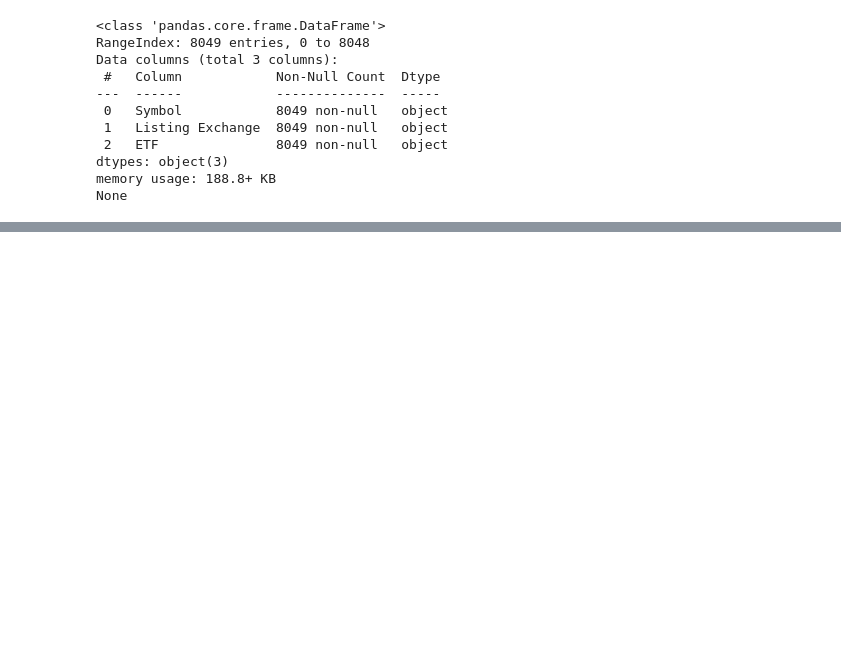
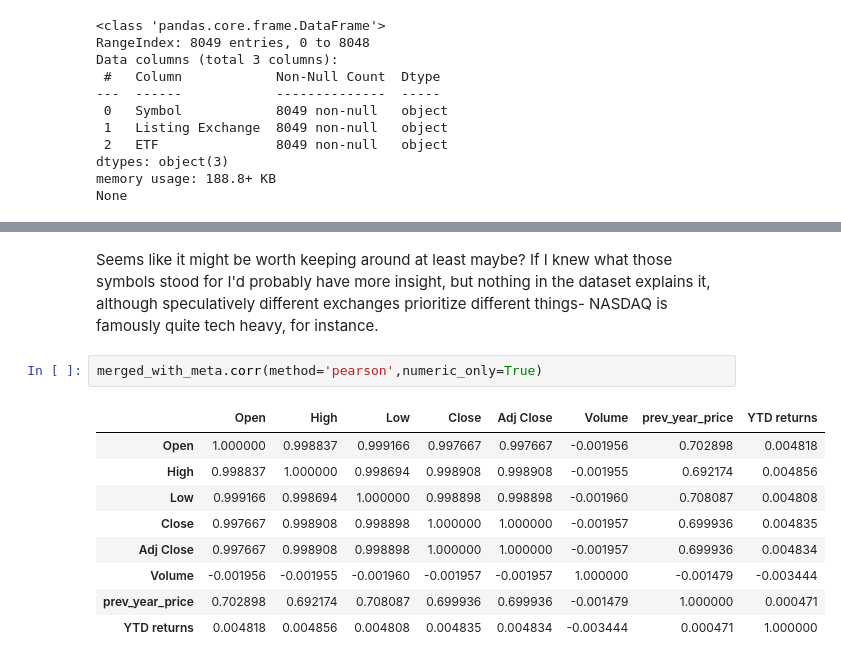
Before and after one commit to QuantitativeSneezing/ML_FINAL, a Jupyter notebook: EDA.ipynb, the cells around one changed output, grey strips where cells are left out. Cells and saved outputs as stored; diff of their text form; blank space fills up the shorter version.

```diff
--- a/EDA.ipynb
+++ b/EDA.ipynb
@@ -29,0 +123,14 @@ etf_path= "./etfs"
+# %% [markdown]
+Seems like it might be worth keeping around at least maybe? If I knew what those symbols stood for I'd probably have more insight, but nothing in the dataset explains it, although speculatively different exchanges prioritize different things- NASDAQ is famously quite tech heavy, for instance.
+# %%
+merged_with_meta.corr(method='pearson',numeric_only=True)
+# %% [output]
+|  | Open | High | Low | Close | Adj Close | Volume | prev_year_price | YTD returns |
+| Open | 1.000000 | 0.998837 | 0.999166 | 0.997667 | 0.997667 | -0.001956 | 0.702898 | 0.004818 |
+| High | 0.998837 | 1.000000 | 0.998694 | 0.998908 | 0.998908 | -0.001955 | 0.692174 | 0.004856 |
+| Low | 0.999166 | 0.998694 | 1.000000 | 0.998898 | 0.998898 | -0.001960 | 0.708087 | 0.004808 |
+| Close | 0.997667 | 0.998908 | 0.998898 | 1.000000 | 1.000000 | -0.001957 | 0.699936 | 0.004835 |
+| Adj Close | 0.997667 | 0.998908 | 0.998898 | 1.000000 | 1.000000 | -0.001957 | 0.699936 | 0.004834 |
+| Volume | -0.001956 | -0.001955 | -0.001960 | -0.001957 | -0.001957 | 1.000000 | -0.001479 | -0.003444 |
+| prev_year_price | 0.702898 | 0.692174 | 0.708087 | 0.699936 | 0.699936 | -0.001479 | 1.000000 | 0.000471 |
+| YTD returns | 0.004818 | 0.004856 | 0.004808 | 0.004835 | 0.004834 | -0.003444 | 0.000471 | 1.000000 |
```
Also changed, not shown: parts of 14 cells of this notebook, 2 other files.
